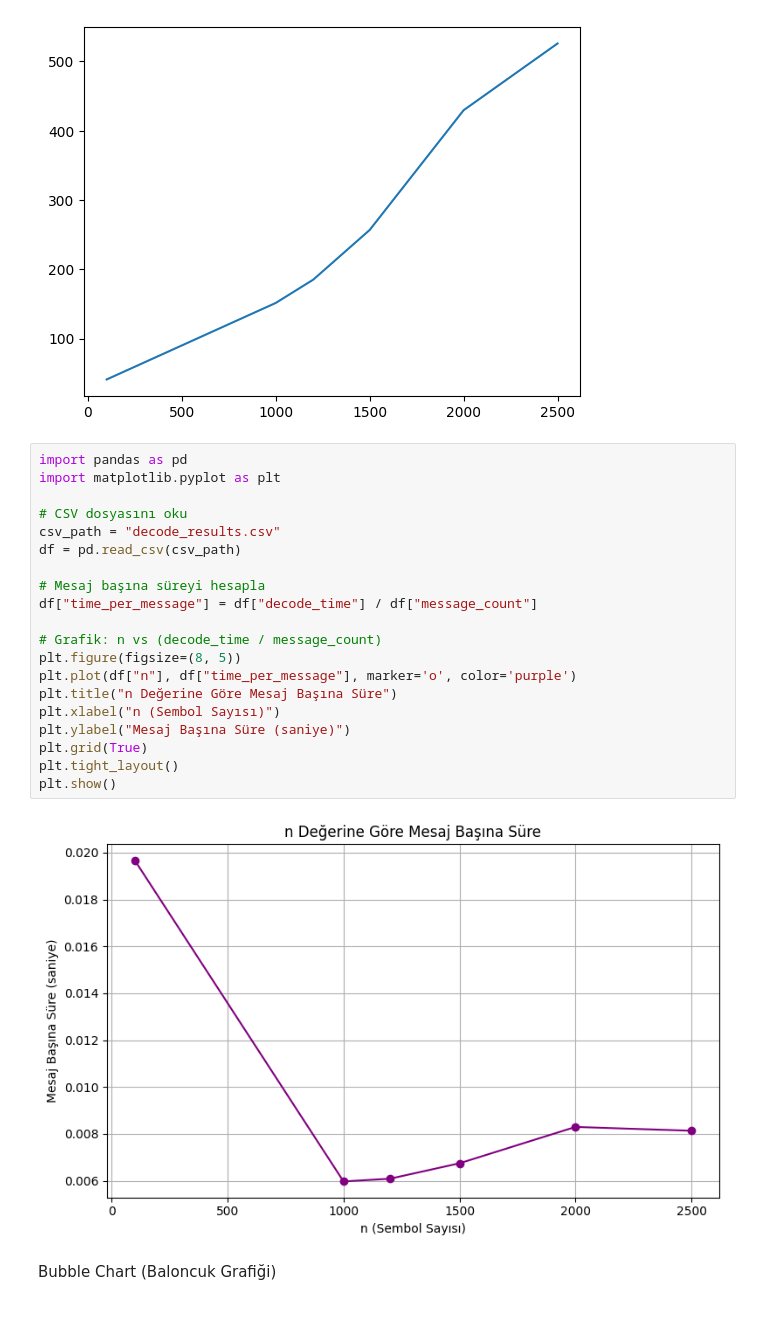
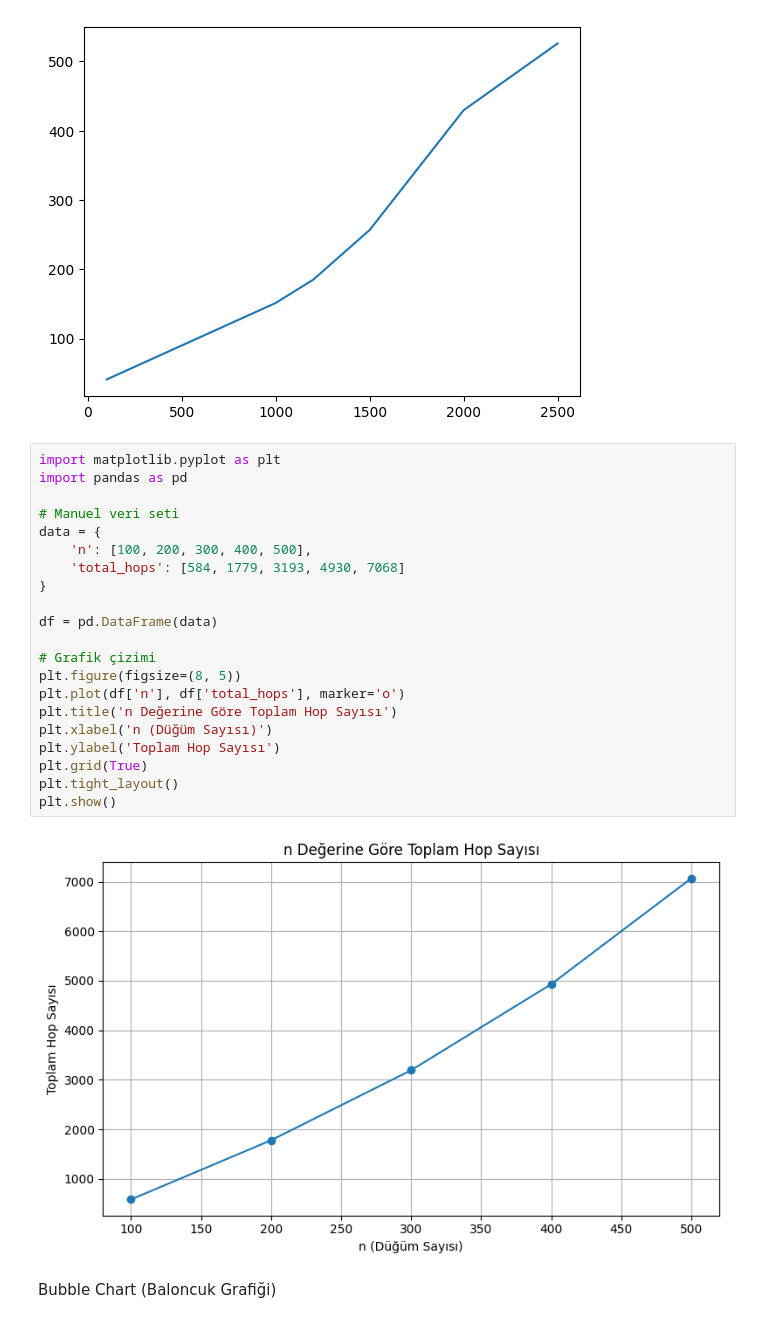
Before and after one commit to ascioglueda/BP_Decoding, a Jupyter notebook: decode_results.ipynb, the cells around one changed output. Saved outputs shown, nothing was run; the diff lists cells and outputs as text.

```diff
--- a/decode_results.ipynb
+++ b/decode_results.ipynb
@@ -144,27 +144,28 @@ plt.plot(df["n"], df["decode_time"])  # Zaten bu hazır
 [<matplotlib.lines.Line2D at 0x...>]
 [figure]
 # %%
+import matplotlib.pyplot as plt
 import pandas as pd
-import matplotlib.pyplot as plt
 
-# CSV dosyasını oku
-csv_path = "decode_results.csv"
-df = pd.read_csv(csv_path)
+# Manuel veri seti
+data = {
+    'n': [100, 200, 300, 400, 500],
+    'total_hops': [584, 1779, 3193, 4930, 7068]
+}
 
-# Mesaj başına süreyi hesapla
-df["time_per_message"] = df["decode_time"] / df["message_count"]
+df = pd.DataFrame(data)
 
-# Grafik: n vs (decode_time / message_count)
+# Grafik çizimi
 plt.figure(figsize=(8, 5))
-plt.plot(df["n"], df["time_per_message"], marker='o', color='purple')
-plt.title("n Değerine Göre Mesaj Başına Süre")
-plt.xlabel("n (Sembol Sayısı)")
-plt.ylabel("Mesaj Başına Süre (saniye)")
+plt.plot(df['n'], df['total_hops'], marker='o')
+plt.title('n Değerine Göre Toplam Hop Sayısı')
+plt.xlabel('n (Düğüm Sayısı)')
+plt.ylabel('Toplam Hop Sayısı')
 plt.grid(True)
 plt.tight_layout()
 plt.show()
 # %% [output]
-[figure, old version]
+[figure, new version]
 # %% [markdown]
 Bubble Chart (Baloncuk Grafiği)
 # %%
```
Also changed, not shown: 3 other files.
